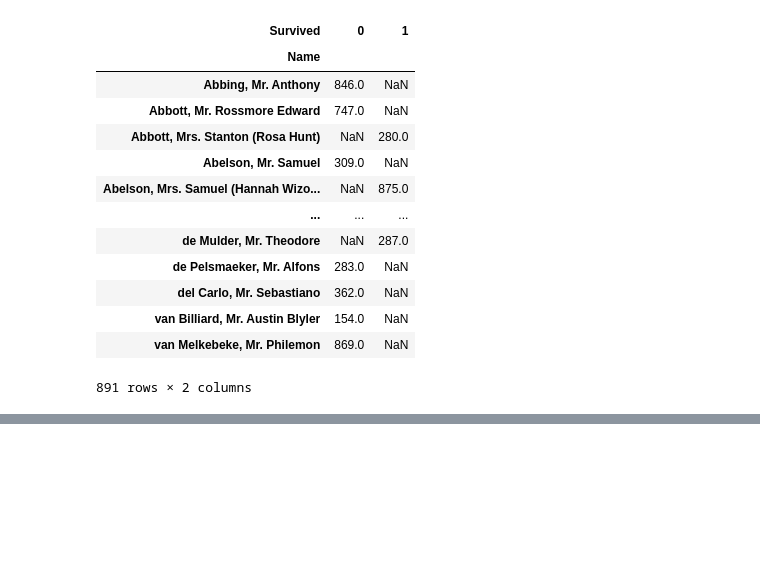
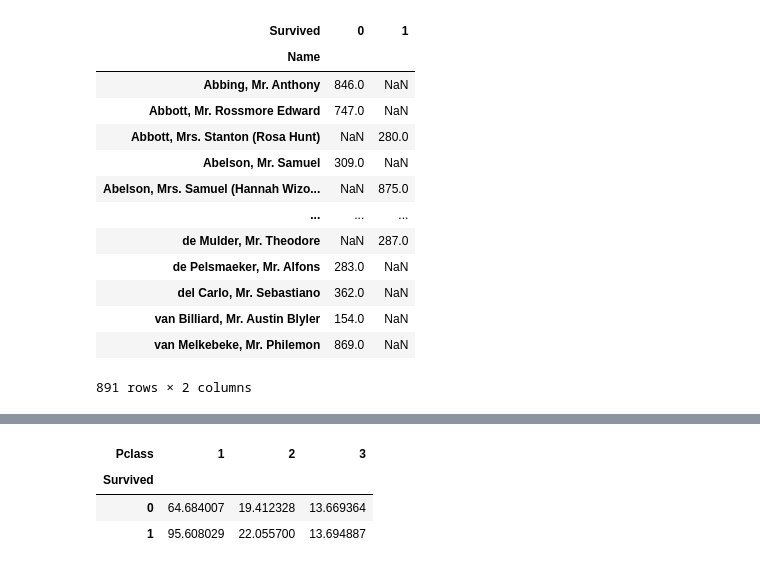
Before and after one commit to HabibaKhaled10/AI-Diploma-github, a Jupyter notebook: Visualization Project.ipynb, the cells around one changed output, grey strips where cells are left out. Drawn from its saved outputs; the diff is of its cells as text; code cells hidden in the pictures; blank space fills up the shorter version.

```diff
--- a/Visualization Project.ipynb
+++ b/Visualization Project.ipynb
@@ -245,0 +282,8 @@ sns.heatmap(flights)
+# %%
+ship=df.pivot_table(values='Fare',index='Survived',columns='Pclass')
+ship
+# %% [output]
+| Pclass | 1 | 2 | 3 |
+| Survived |  |  |  |
+| 0 | 64.684007 | 19.412328 | 13.669364 |
+| 1 | 95.608029 | 22.055700 | 13.694887 |
```
Also changed, not shown: parts of 43 cells of this notebook.
